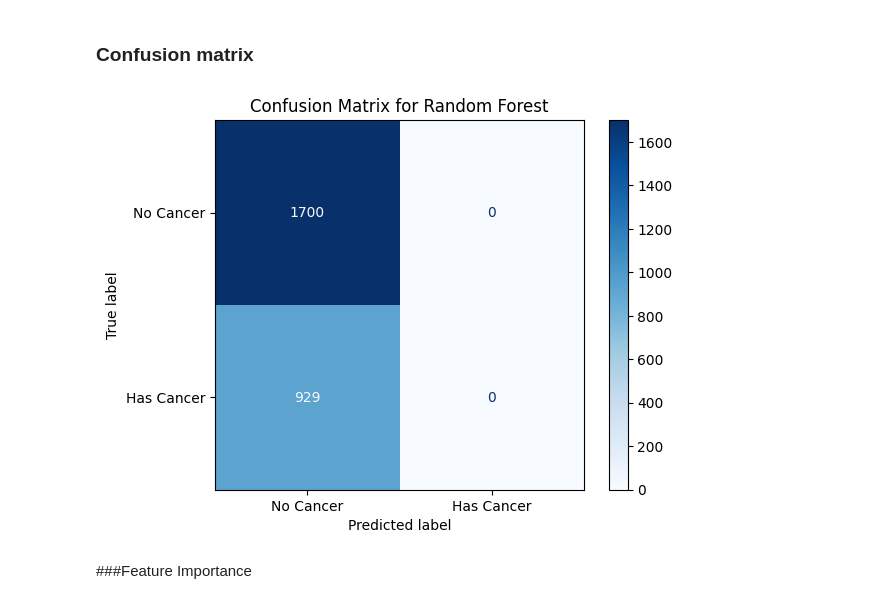
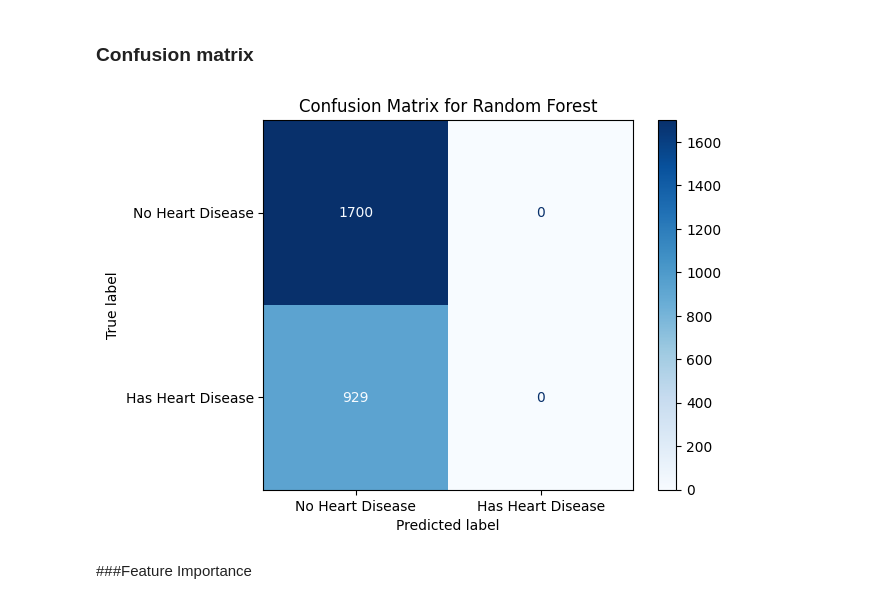
Before and after one commit to uginm102/MCSC-MUK, a Jupyter notebook: MCS7227 Data Analytics and Visualization/MCS_7227_Data_Analytics_and_Visualization.ipynb, the cells around one changed output. Drawn from its saved outputs; the diff is of its cells as text; code cells hidden in the pictures.

```diff
--- a/MCS7227 Data Analytics and Visualization/MCS_7227_Data_Analytics_and_Visualization.ipynb
+++ b/MCS7227 Data Analytics and Visualization/MCS_7227_Data_Analytics_and_Visualization.ipynb
@@ -709,13 +709,13 @@ plt.show()
 # %%
 # Create the confusion matrix
 cm = confusion_matrix(y_test, y_pred)
 
-disp = ConfusionMatrixDisplay(confusion_matrix=cm, display_labels=['No Cancer','Has Cancer']);
+disp = ConfusionMatrixDisplay(confusion_matrix=cm, display_labels=['No Heart Disease','Has Heart Disease']);
 disp.plot(cmap=plt.cm.Blues)
 plt.title('Confusion Matrix for Random Forest')
 plt.show()
 # %% [output]
-[figure, old version]
+[figure, new version]
 # %% [markdown]
 ###Feature Importance
 # %%
```
